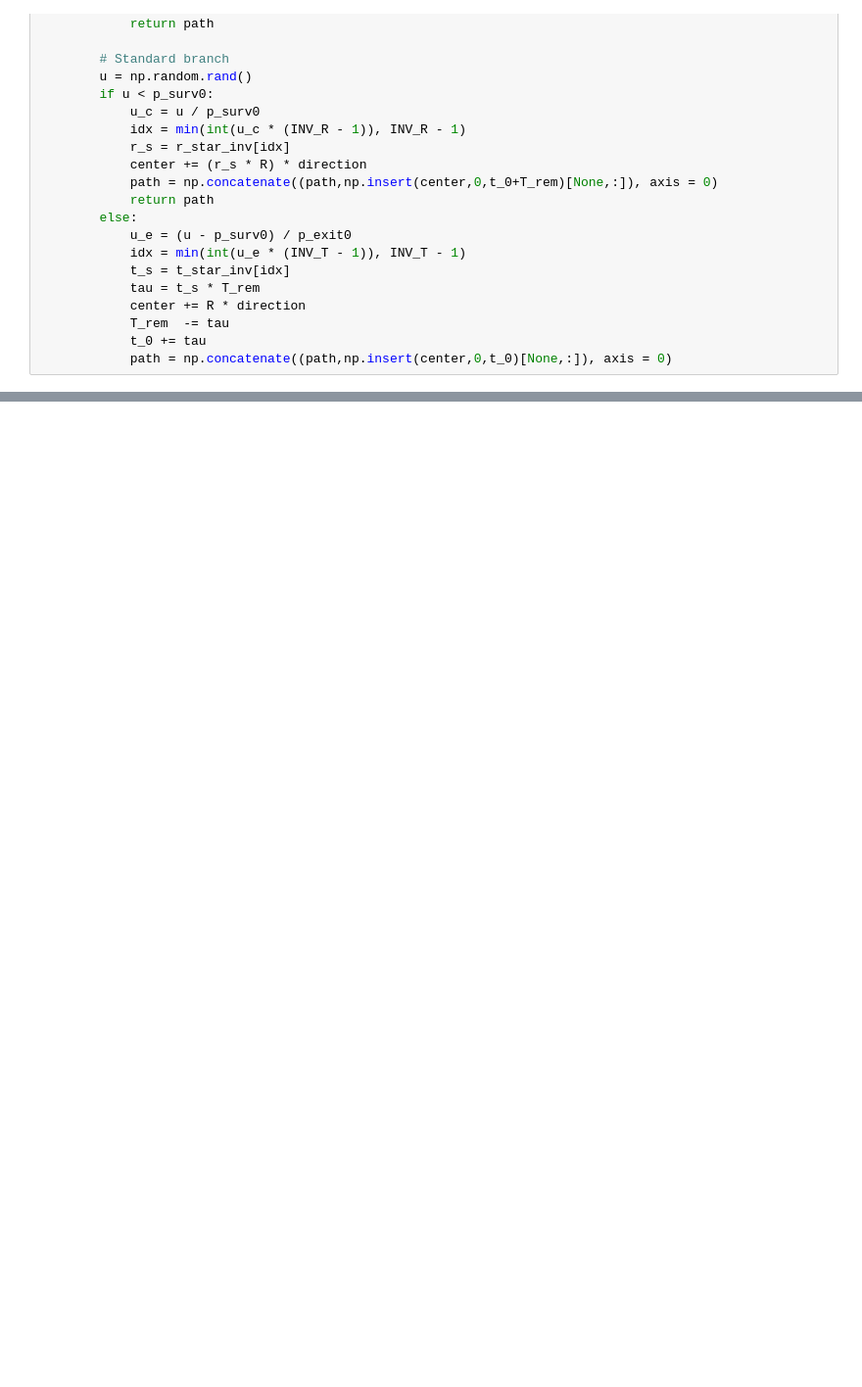
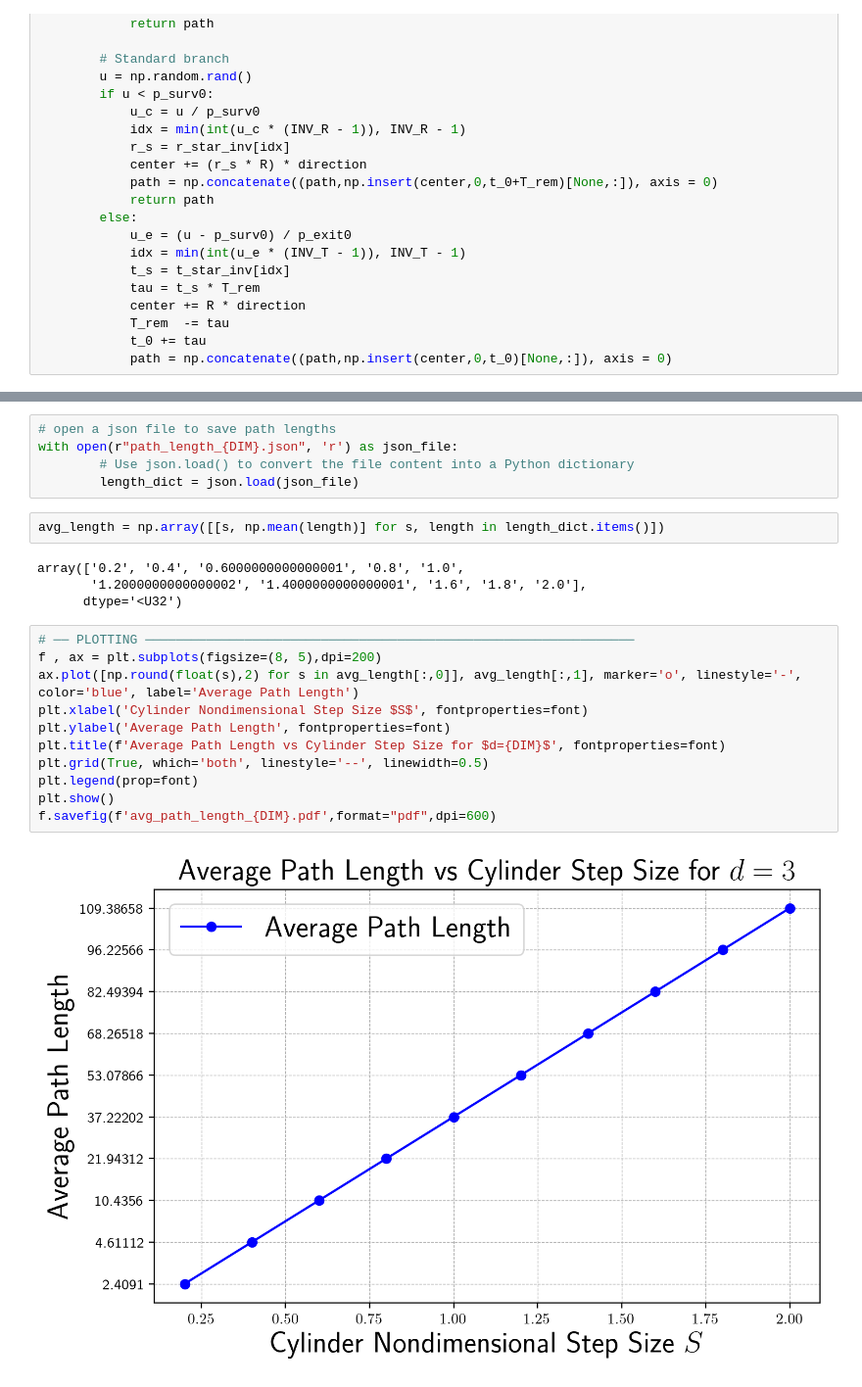
Before and after one commit to arashfahim/Walk-on-Cylinders, a Jupyter notebook: analysis_paths.ipynb, the cells around one changed output, grey strips where cells are left out. Shown: that part at 98% size. Drawn from its saved outputs; the diff is of its cells as text; blank space fills up the shorter version.

Commit message:
average_lenght_S

```diff
--- a/analysis_paths.ipynb
+++ b/analysis_paths.ipynb
@@ -145,0 +164,24 @@ sum/N_PATHS
+# %%
+# open a json file to save path lengths
+with open(r"path_length_{DIM}.json", 'r') as json_file:
+        # Use json.load() to convert the file content into a Python dictionary
+        length_dict = json.load(json_file)
+# %%
+avg_length = np.array([[s, np.mean(length)] for s, length in length_dict.items()])
+# %% [output]
+array(['0.2', '0.4', '0.6000000000000001', '0.8', '1.0',
+       '1.2000000000000002', '1.4000000000000001', '1.6', '1.8', '2.0'],
+      dtype='<U32')
+# %%
+# ── PLOTTING ────────────────────────────────────────────────────────────────
+f , ax = plt.subplots(figsize=(8, 5),dpi=200)
+ax.plot([np.round(float(s),2) for s in avg_length[:,0]], avg_length[:,1], marker='o', linestyle='-', color='blue', label='Average Path Length')
+plt.xlabel('Cylinder Nondimensional Step Size $S$', fontproperties=font)
+plt.ylabel('Average Path Length', fontproperties=font)
+plt.title(f'Average Path Length vs Cylinder Step Size for $d={DIM}$', fontproperties=font)
+plt.grid(True, which='both', linestyle='--', linewidth=0.5)
+plt.legend(prop=font)
+plt.show()
+f.savefig(f'avg_path_length_{DIM}.pdf',format="pdf",dpi=600)
+# %% [output]
+[figure, added]
```
Also changed, not shown: parts of 7 cells of this notebook, 5 other files.
